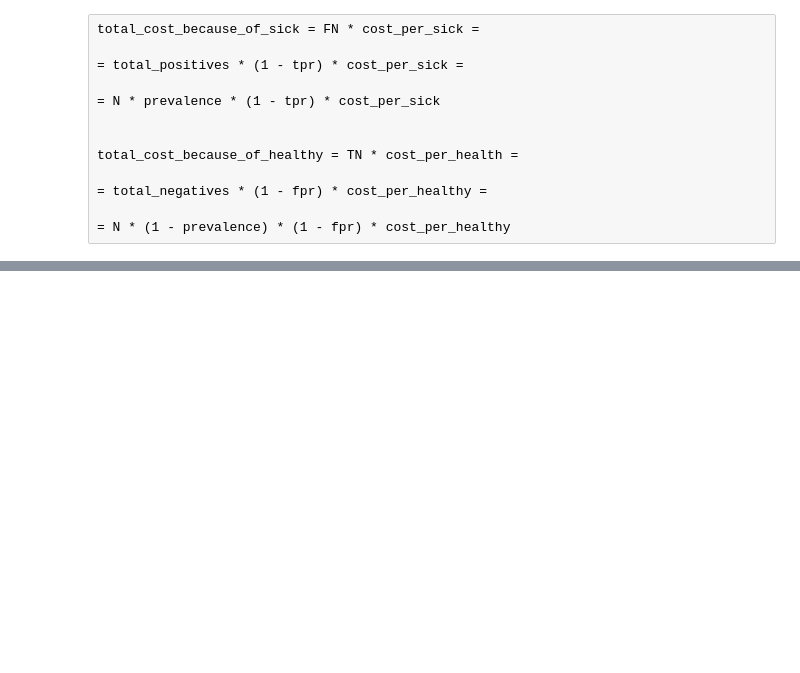
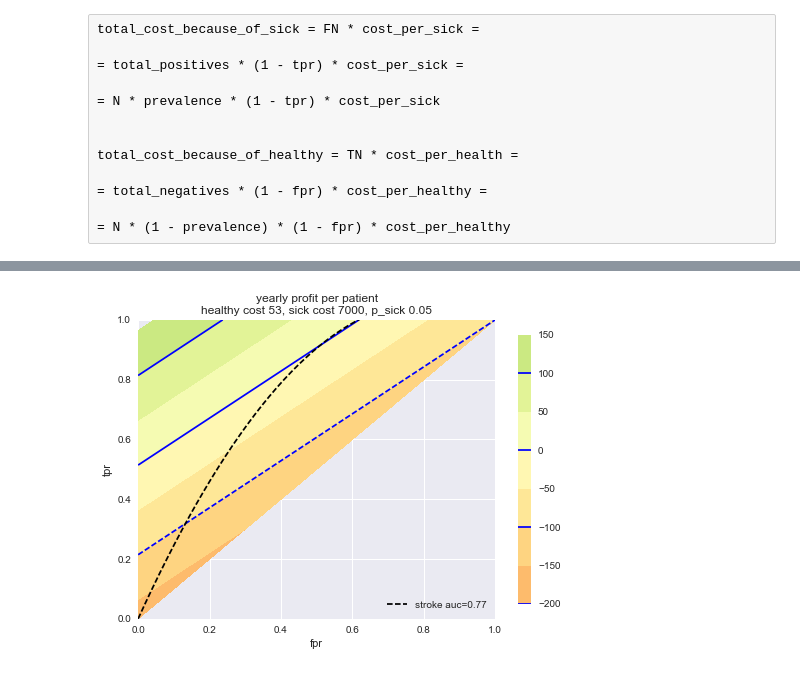
Before and after one commit to phenomix/actuary, a Jupyter notebook: clean_binary_actuary.ipynb, the cells around one changed output, grey strips where cells are left out. Drawn from its saved outputs; the diff is of its cells as text; code cells hidden in the pictures; blank space fills up the shorter version.

```diff
--- a/clean_binary_actuary.ipynb
+++ b/clean_binary_actuary.ipynb
@@ -59 +131,6 @@ def profit_per_patient(fpr,
+# %%
+import matplotlib.colors as colors
+
+cm = plt.get_cmap('RdYlGn')
+c_norm = colors.Normalize(vmin=-500, vmax=500)
 # %%
@@ -92,0 +151,6 @@ def plot_profit(daily_premium, cost_for_sick, cost_for_healthy , prevelance):
+# %%
+def auc_to_roc(auc, x=np.arange(0, 1, 0.01)):
+    # ax^2 + bx + c = 0
+    # passing through (0,0) and (1,1)
+    # with the integral equaling auc
+    return (3 - 6 * auc) * x * x + (6 * auc - 2) * x
@@ -100,0 +208,15 @@ interact(plot_profit,
+# %%
+interact(plot_profit_4_cats,
+         daily_premium=(0, 2, 0.1),
+         cac=(0, 200, 10),
+         cost0=(0, 10000, 100),
+         cost1=(0, 10000, 100),
+         p1=(0, 0.2, 0.01),
+         cost2=(0, 10000, 100),
+         p2=(0, 0.2, 0.01),
+         cost3=(0, 10000, 100),
+         p3=(0, 0.2, 0.01),
+         plot_research=True,
+         step=[50, 100, 50])
+# %% [output]
+[figure, added]
```
Also changed, not shown: parts of 6 cells of this notebook, 1 other file.
